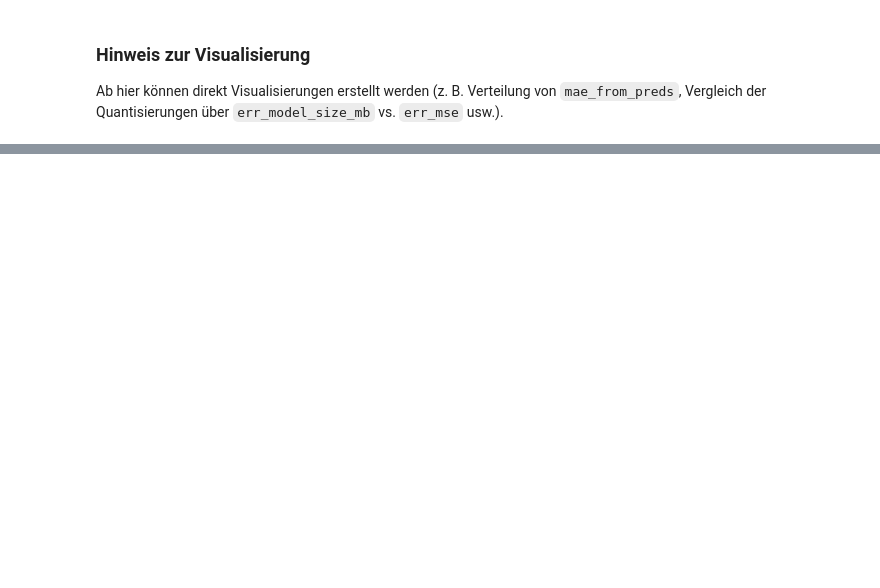
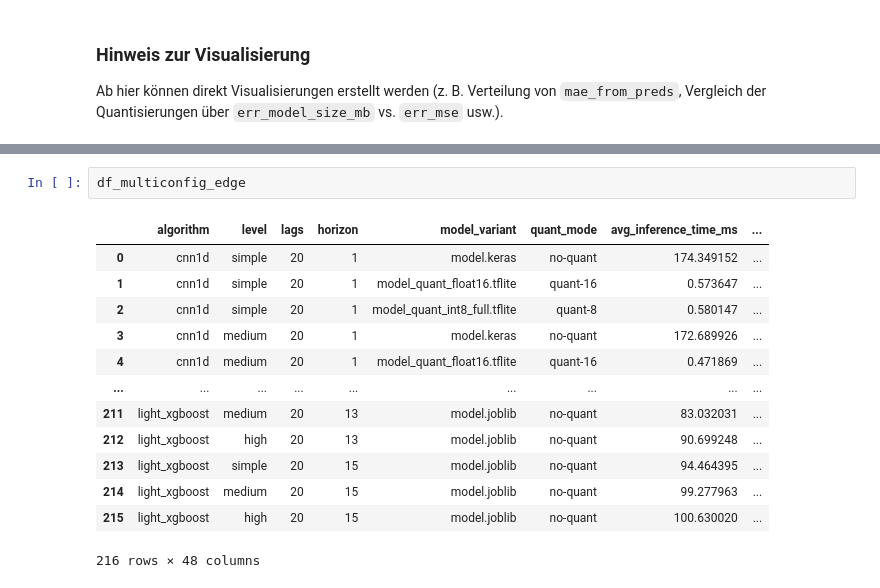
Before and after one commit to EricG99/ML_Edge_Device, a Jupyter notebook: evaluation/Experiment_Summary_Aggregator_UPDATED.ipynb, the cells around one changed output, grey strips where cells are left out. Cells and saved outputs as stored; diff of their text form; blank space fills up the shorter version.

```diff
--- a/evaluation/Experiment_Summary_Aggregator_UPDATED.ipynb
+++ b/evaluation/Experiment_Summary_Aggregator_UPDATED.ipynb
@@ -70,0 +550,16 @@ Ab hier können direkt Visualisierungen erstellt werden (z. B. Verteilung von
+# %%
+df_multiconfig_edge
+# %% [output]
+|  | algorithm | level | lags | horizon | model_variant | quant_mode | avg_inference_time_ms | ... |
+| 0 | cnn1d | simple | 20 | 1 | model.keras | no-quant | 174.349152 | ... |
+| 1 | cnn1d | simple | 20 | 1 | model_quant_float16.tflite | quant-16 | 0.573647 | ... |
+| 2 | cnn1d | simple | 20 | 1 | model_quant_int8_full.tflite | quant-8 | 0.580147 | ... |
+| 3 | cnn1d | medium | 20 | 1 | model.keras | no-quant | 172.689926 | ... |
+| 4 | cnn1d | medium | 20 | 1 | model_quant_float16.tflite | quant-16 | 0.471869 | ... |
+| ... | ... | ... | ... | ... | ... | ... | ... | ... |
+| 211 | light_xgboost | medium | 20 | 13 | model.joblib | no-quant | 83.032031 | ... |
+| 212 | light_xgboost | high | 20 | 13 | model.joblib | no-quant | 90.699248 | ... |
+| 213 | light_xgboost | simple | 20 | 15 | model.joblib | no-quant | 94.464395 | ... |
+| 214 | light_xgboost | medium | 20 | 15 | model.joblib | no-quant | 99.277963 | ... |
+| 215 | light_xgboost | high | 20 | 15 | model.joblib | no-quant | 100.630020 | ... |
+216 rows × 48 columns
```
Also changed, not shown: parts of 5 cells of this notebook, 31 other files.
